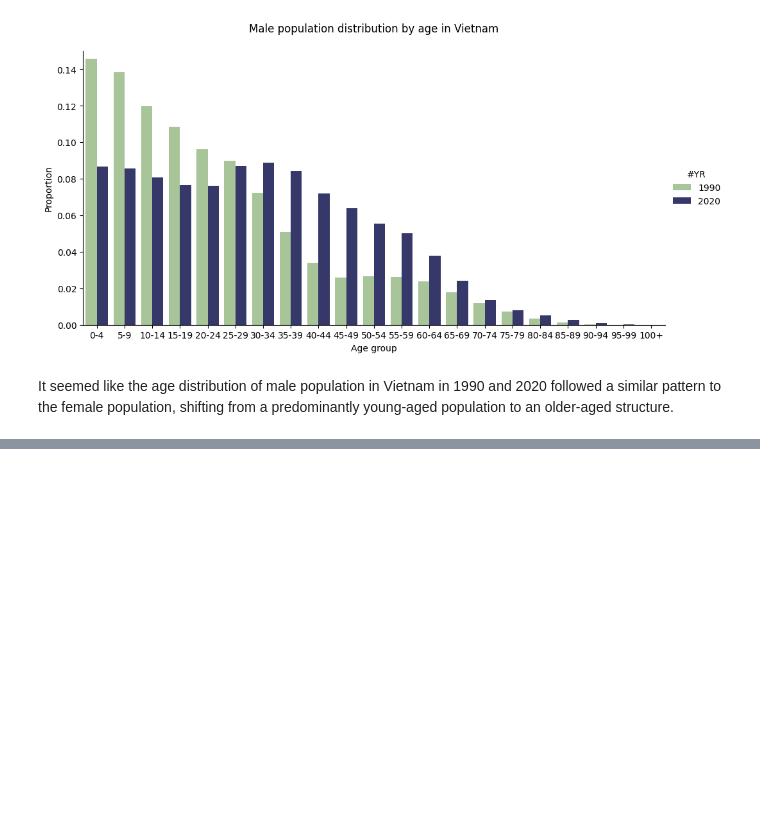
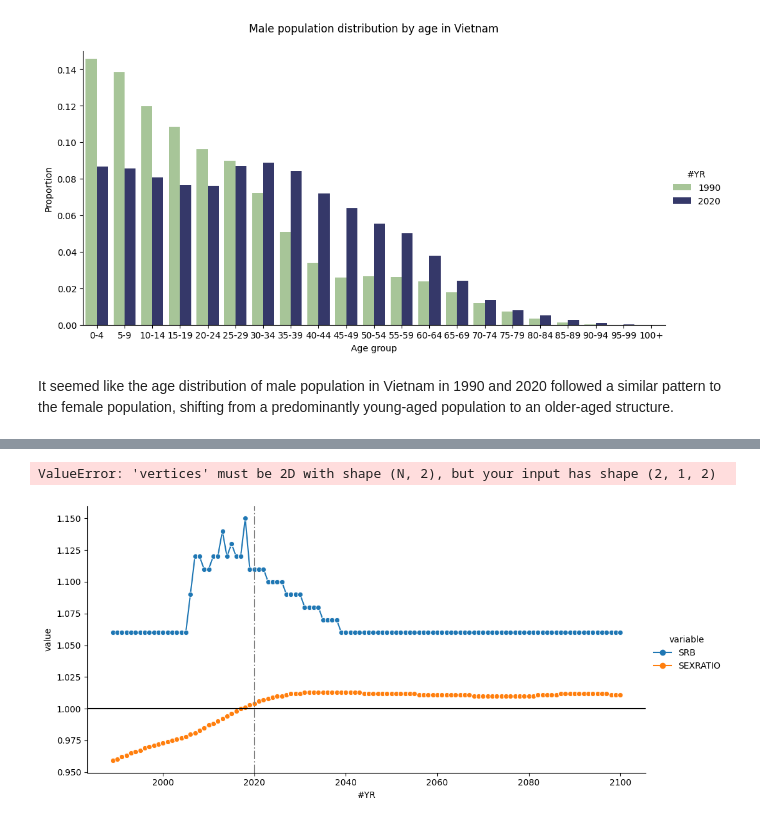
Before and after one commit to thaianle/international-database, a Jupyter notebook: idb5yr-python.ipynb, the cells around one changed output, grey strips where cells are left out. Drawn from its saved outputs; the diff is of its cells as text; code cells hidden in the pictures; blank space fills up the shorter version.

Commit message:
Add graph on population sex ratio

```diff
--- a/idb5yr-python.ipynb
+++ b/idb5yr-python.ipynb
@@ -327,0 +332,5 @@ It seemed like the age distribution of male population in Vietnam in 1990 and 20
+# %%
+vn = idb5yr[idb5yr['GEO_ID'] == 'W140000WOVN']
+vn = vn.melt(id_vars = ['#YR', 'GEO_ID'])
+srvn = vn[vn['variable'].isin(['SRB', 'SEXRATIO'])]
+srvn
@@ -327,0 +351,13 @@ It seemed like the age distribution of male population in Vietnam in 1990 and 20
+# %%
+srvn_plot = sns.relplot(data = srvn, x = '#YR', y = 'value', kind = 'line', hue = 'variable', aspect = 2, marker = 'o')
+#srvn_plot.set_axis_labels('Year', 'Population (in hundreds of millions)')
+#srvn_plot.fig.suptitle('Population of Vietnam over time (up to 2020) and the projections', y = 1.05)
+
+# Add a horizontal line to denote equality (sex ratio: 1 male / 1 female)
+# Add a vertical line to denote the projections
+plt.axvline(x = 2020, linestyle = '-.', color = 'gray')
+plt.axhline(y = 1, linestyle = '-', color = 'black')
+plt.fill_between(2020, 2100)
+# %% [output]
+ValueError: 'vertices' must be 2D with shape (N, 2), but your input has shape (2, 1, 2)
+[figure, added]
```
Also changed, not shown: parts of 2 cells of this notebook.
